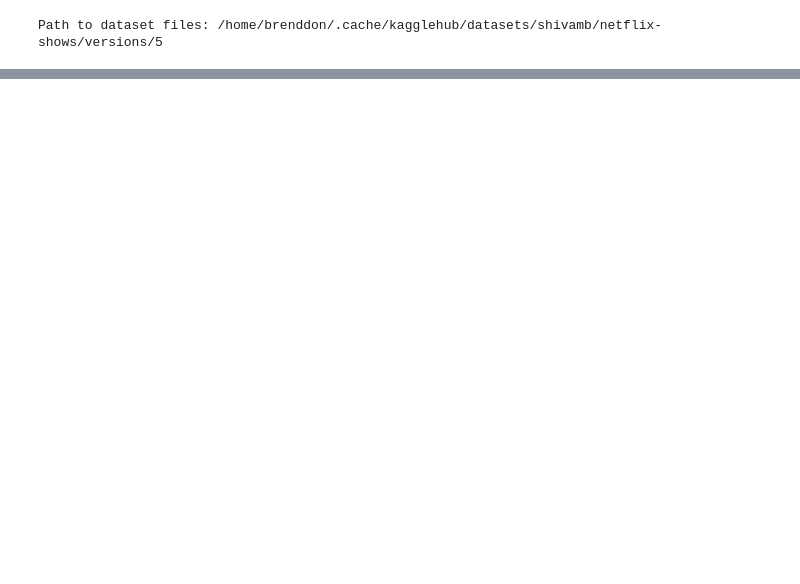
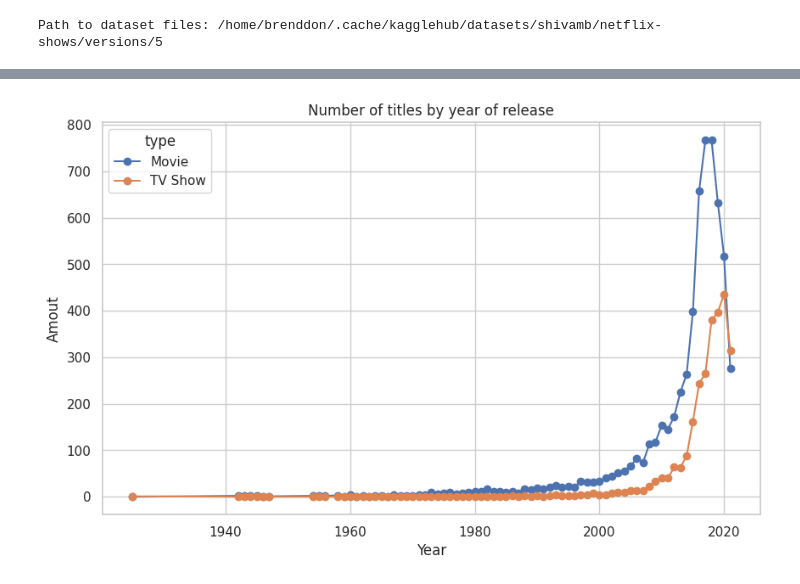
Before and after one commit to brenddonandrade/dataAnalysisNetflixFilmsTVShows, a Jupyter notebook: dataAnalysis.ipynb, the cells around one changed output, grey strips where cells are left out. Cells and saved outputs as stored; diff of their text form; code cells hidden in the pictures; blank space fills up the shorter version.

```diff
--- a/dataAnalysis.ipynb
+++ b/dataAnalysis.ipynb
@@ -21,0 +85,15 @@ FileNotFoundError: [Errno 2] No such file or directory: '/home/brenddon/.cache/k
+# %%
+
+amount = df.groupby(['release_year', 'type']).size().reset_index(name='amount')
+amount = amount.sort_values(by='release_year')
+
+# Transform types in separate columns
+amount = amount.pivot(index='release_year', columns='type', values='amount').fillna(0)
+# %%
+amount.plot(kind='line', marker='o', grid=True)
+plt.title('Number of titles by year of release')
+plt.xlabel('Year')
+plt.ylabel('Amout')
+plt.show()
+# %% [output]
+[figure, added]
```
Also changed, not shown: parts of 16 cells of this notebook, 1 other file.
